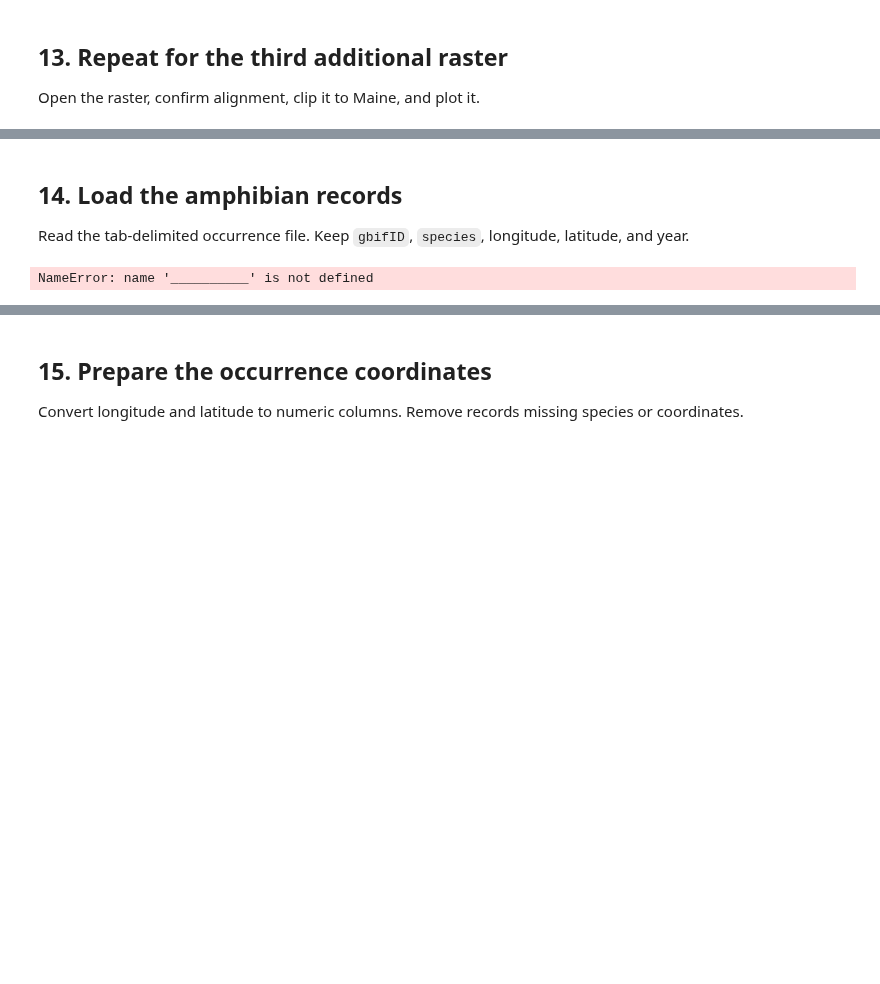
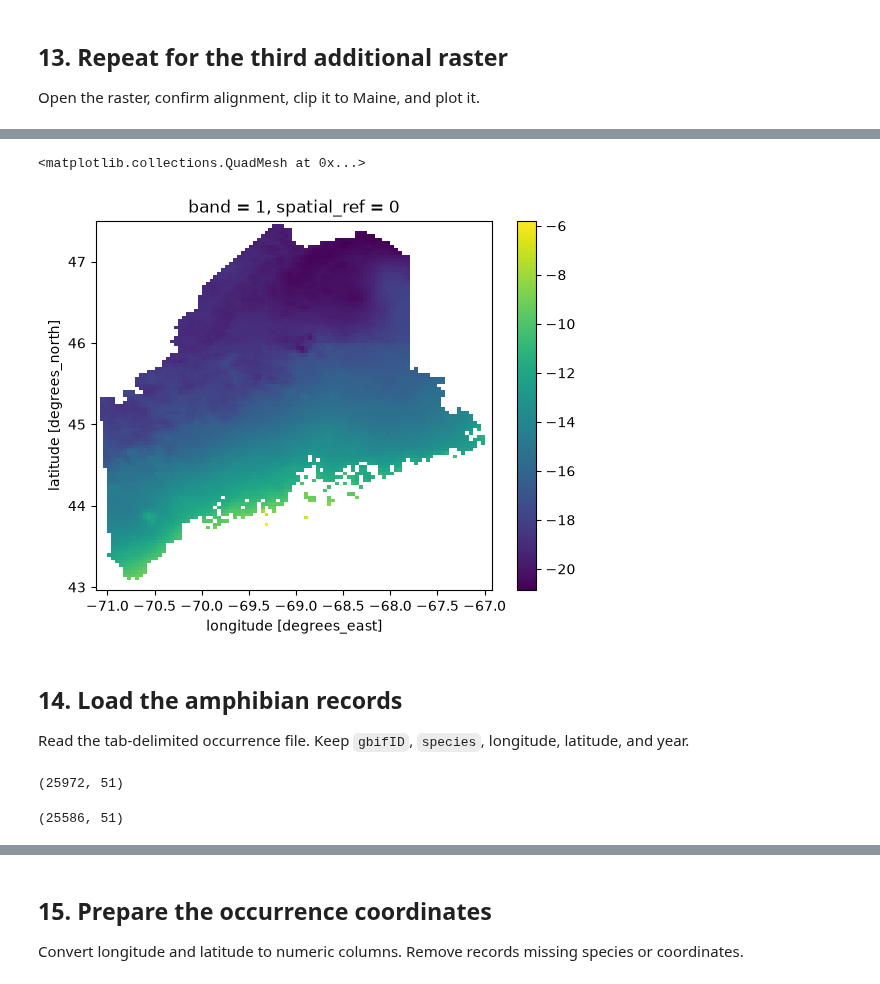
Before and after one commit to Braeclin/BIO597-SpatialBiodiversity, a Jupyter notebook: docs/assignments/Assignment-05-RasterData.ipynb, the cells around one changed output, grey strips where cells are left out. Drawn from its saved outputs; the diff is of its cells as text; code cells hidden in the pictures; blank space fills up the shorter version.

```diff
--- a/docs/assignments/Assignment-05-RasterData.ipynb
+++ b/docs/assignments/Assignment-05-RasterData.ipynb
@@ -365,3 +390,15 @@ bio14_maine.plot(cmap="viridis")
 Open the raster, confirm alignment, clip it to Maine, and plot it.
 # %%
 # Complete the workflow for the third additional raster.
+# Complete the workflow for the second additional raster.
+# Open your first additional raster.
+bioclim_path = Path("C:/Users/Braec/Desktop/BIO597-SpatialBiodiversity/bioclim")
+bio6_path = bioclim_path / "wc2.1_2.5m_bio_6.tif"
+
+bio6 = rxr.open_rasterio(
+    bioclim_path / "wc2.1_2.5m_bio_6.tif",
+    masked=True,
+)
+
+bio6
+# Inspect its metadata.
@@ -368,14 +421,35 @@ Open the raster, confirm alignment, clip it to Maine, and plot it.
+# %%
+# Clip, squeeze, and plot the first additional raster.
+bio6_maine = bio6.rio.clip(
+    maine_boundary.geometry,
+    maine_boundary.crs,
+    drop=True,
+    from_disk=True,
+)
+
+bio6_maine = bio6_maine.squeeze()
+bio6_maine.plot(cmap="viridis")
+# %% [output]
+<matplotlib.collections.QuadMesh at 0x...>
+[figure, added]
 # %% [markdown]
 ## 14. Load the amphibian records
 
 Read the tab-delimited occurrence file. Keep `gbifID`, `species`, longitude, latitude, and year.
 # %%
-amphibians = pd.read_csv(
-    "Amphibians_ME/Amphibians_ME.csv",
-    sep=__________,
-    low_memory=False,
-)
+amphibians_gdf = gpd.read_file(
+    "../assignments/Amphibians_ME/Amphibians_ME.csv",
+    x_possible_names="decimalLongitude",
+    y_possible_names="decimalLatitude",
+).set_crs("EPSG:4326")
 
+print(amphibians_gdf.shape)
 # Keep the five requested columns.
 # %% [output]
-NameError: name '__________' is not defined
+(25972, 51)
+# %%
+## Remove rows without species labels
+amphibians_gdf = amphibians_gdf[amphibians_gdf["species"] != ""]
+amphibians_gdf.shape
+# %% [output]
+(25586, 51)
```
Also changed, not shown: parts of 24 cells of this notebook.
